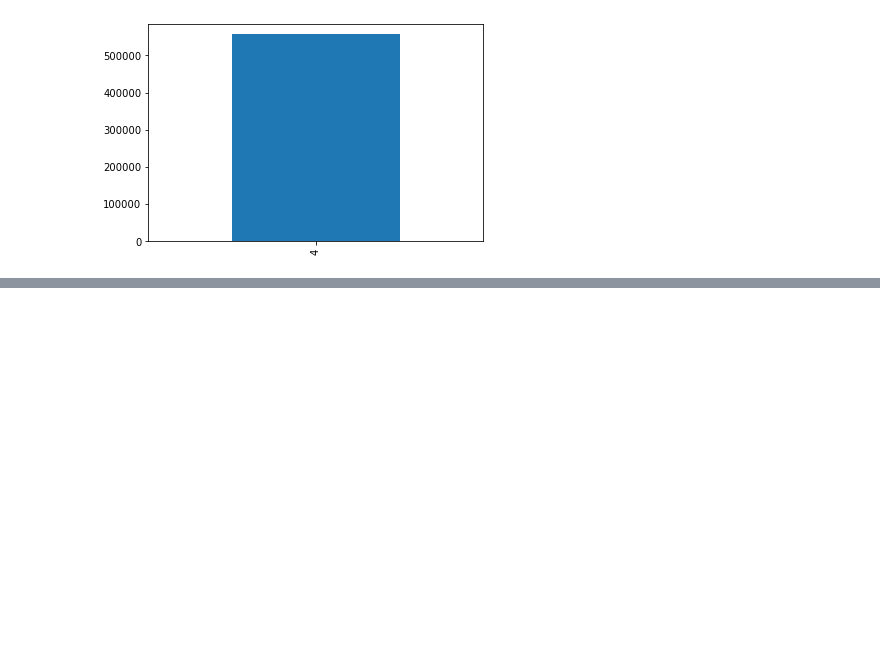
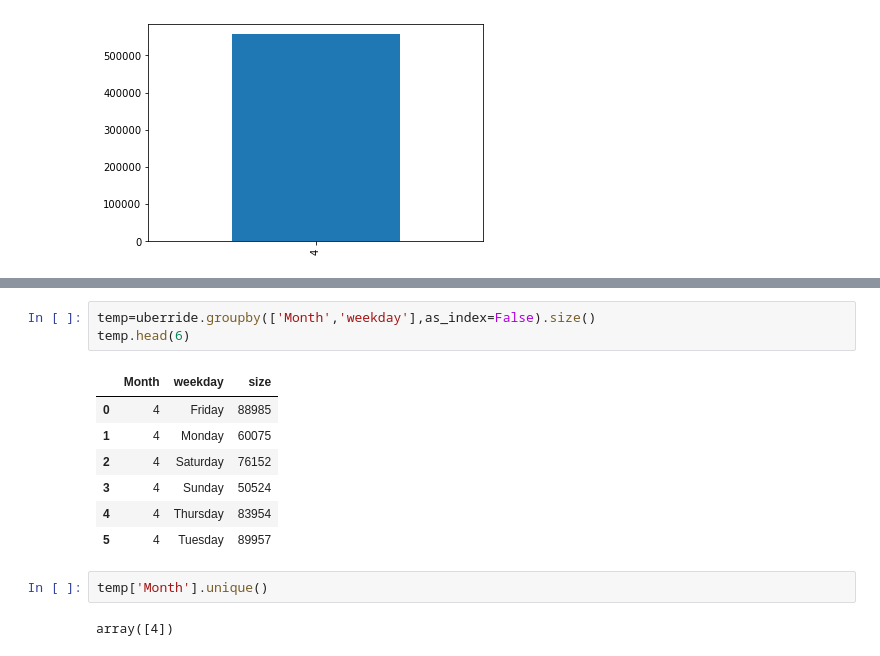
Before and after one commit to Adikharche19/uberrides_analysis, a Jupyter notebook: uberdata.ipynb, the cells around one changed output, grey strips where cells are left out. Saved outputs shown, nothing was run; the diff lists cells and outputs as text; blank space fills up the shorter version.

```diff
--- a/uberdata.ipynb
+++ b/uberdata.ipynb
@@ -45,0 +73,15 @@ uberride['Month'].value_counts().plot(kind='bar')
+# %%
+temp=uberride.groupby(['Month','weekday'],as_index=False).size()
+temp.head(6)
+# %% [output]
+|  | Month | weekday | size |
+| 0 | 4 | Friday | 88985 |
+| 1 | 4 | Monday | 60075 |
+| 2 | 4 | Saturday | 76152 |
+| 3 | 4 | Sunday | 50524 |
+| 4 | 4 | Thursday | 83954 |
+| 5 | 4 | Tuesday | 89957 |
+# %%
+temp['Month'].unique()
+# %% [output]
+array([4])
```
Also changed, not shown: parts of 10 cells of this notebook.
